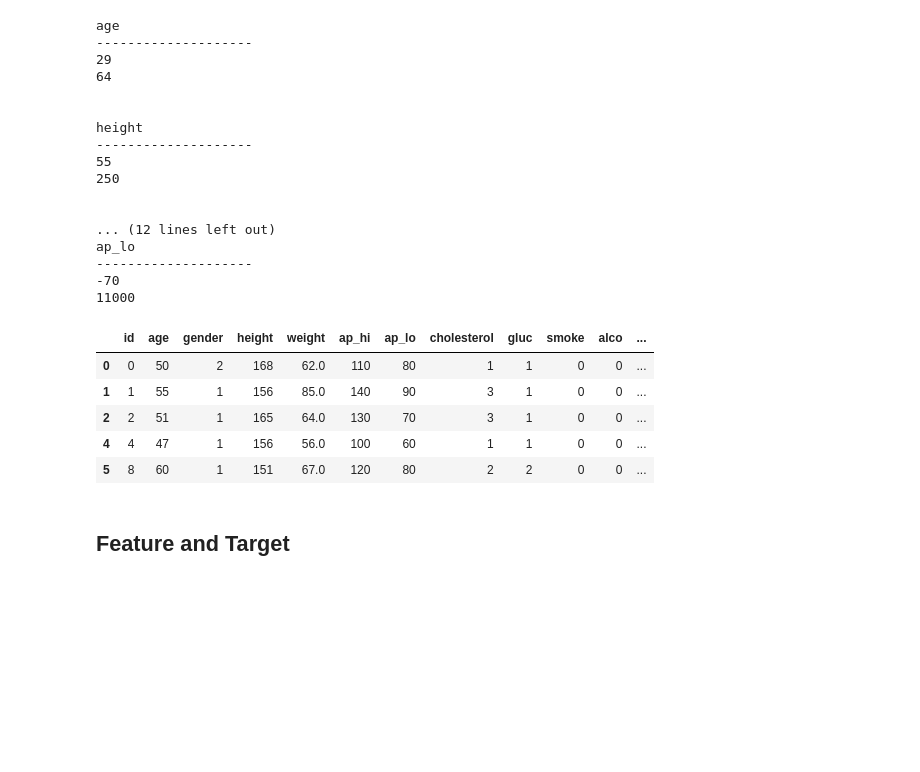
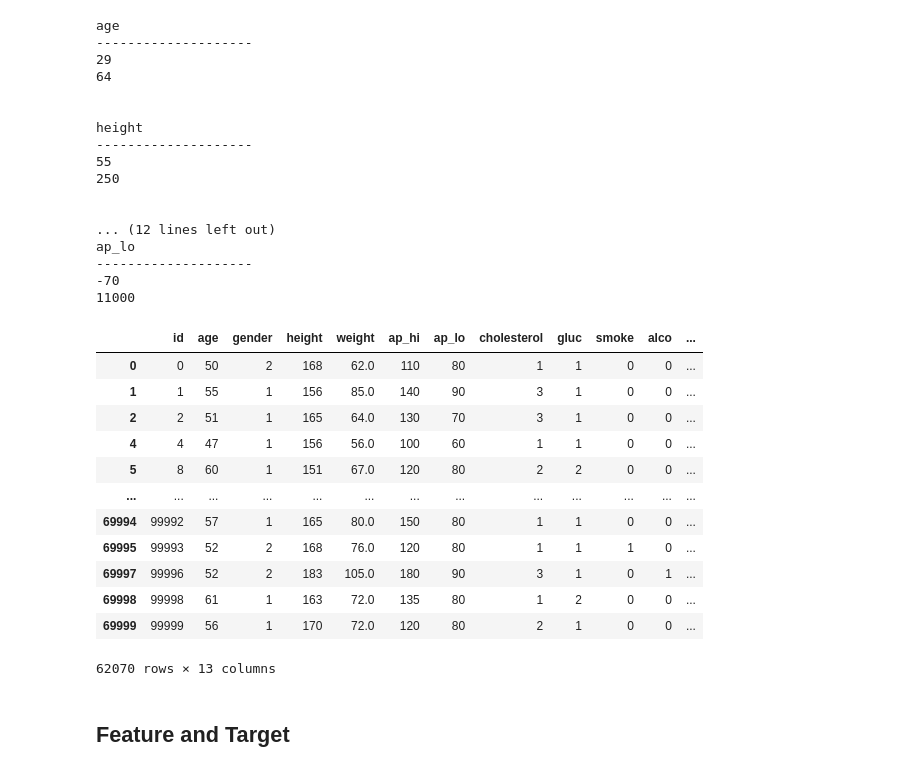
Before and after one commit to Sagarckr/DS-Practice, a Jupyter notebook: Machine Learning/Logistic Regression.ipynb, the cells around one changed output. Saved outputs shown, nothing was run; the diff lists cells and outputs as text; code cells hidden in the pictures; blank space fills up the shorter version.

```diff
--- a/Machine Learning/Logistic_Regression.ipynb
+++ b/Machine Learning/Logistic Regression.ipynb
@@ -72,23 +65,30 @@ ap_lo
 # height = 125 - 200
 # weight = 40 - 120
 # ap_hi = 100 - 200
-# ap_low = 50 - 90
+# ap_lo = 50 - 90
 
 data_filter = df[(df['height'].between(125, 200)) &
-                 (df['weight'].between(40,120)) &
-                 (df['ap_hi'].between(100,200)) &
-                 (df['ap_lo'].between(50,90))]
-
-data_filter.head()
+                (df['weight'].between(40, 120)) &
+                (df['ap_hi'].between(100, 200)) &
+                (df['ap_lo'].between(50, 90))
+    ]
+df = data_filter
-# %% [output]
-|  | id | age | gender | height | weight | ap_hi | ap_lo | cholesterol | gluc | smoke | alco | ... |
-| 0 | 0 | 50 | 2 | 168 | 62.0 | 110 | 80 | 1 | 1 | 0 | 0 | ... |
-| 1 | 1 | 55 | 1 | 156 | 85.0 | 140 | 90 | 3 | 1 | 0 | 0 | ... |
-| 2 | 2 | 51 | 1 | 165 | 64.0 | 130 | 70 | 3 | 1 | 0 | 0 | ... |
-| 4 | 4 | 47 | 1 | 156 | 56.0 | 100 | 60 | 1 | 1 | 0 | 0 | ... |
-| 5 | 8 | 60 | 1 | 151 | 67.0 | 120 | 80 | 2 | 2 | 0 | 0 | ... |
 # %%
-df = data_filter
+df
+# %% [output]
+|  | id | age | gender | height | weight | ap_hi | ap_lo | cholesterol | gluc | smoke | alco | ... |
+| 0 | 0 | 50 | 2 | 168 | 62.0 | 110 | 80 | 1 | 1 | 0 | 0 | ... |
+| 1 | 1 | 55 | 1 | 156 | 85.0 | 140 | 90 | 3 | 1 | 0 | 0 | ... |
+| 2 | 2 | 51 | 1 | 165 | 64.0 | 130 | 70 | 3 | 1 | 0 | 0 | ... |
+| 4 | 4 | 47 | 1 | 156 | 56.0 | 100 | 60 | 1 | 1 | 0 | 0 | ... |
+| 5 | 8 | 60 | 1 | 151 | 67.0 | 120 | 80 | 2 | 2 | 0 | 0 | ... |
+| ... | ... | ... | ... | ... | ... | ... | ... | ... | ... | ... | ... | ... |
+| 69994 | 99992 | 57 | 1 | 165 | 80.0 | 150 | 80 | 1 | 1 | 0 | 0 | ... |
+| 69995 | 99993 | 52 | 2 | 168 | 76.0 | 120 | 80 | 1 | 1 | 1 | 0 | ... |
+| 69997 | 99996 | 52 | 2 | 183 | 105.0 | 180 | 90 | 3 | 1 | 0 | 1 | ... |
+| 69998 | 99998 | 61 | 1 | 163 | 72.0 | 135 | 80 | 1 | 2 | 0 | 0 | ... |
+| 69999 | 99999 | 56 | 1 | 170 | 72.0 | 120 | 80 | 2 | 1 | 0 | 0 | ... |
+62070 rows × 13 columns
 # %% [markdown]
 ## Feature and Target
 # %%
```
Also changed, not shown: parts of 20 cells of this notebook, 7 other files.
